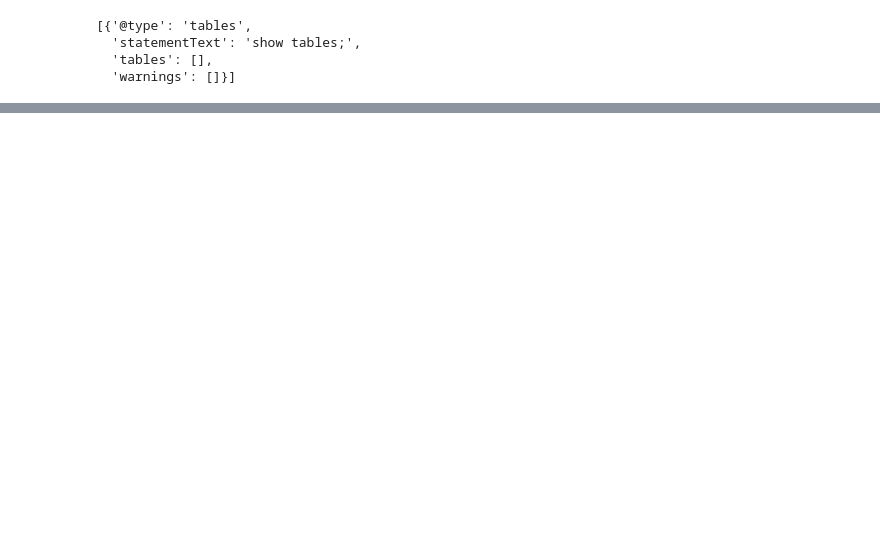
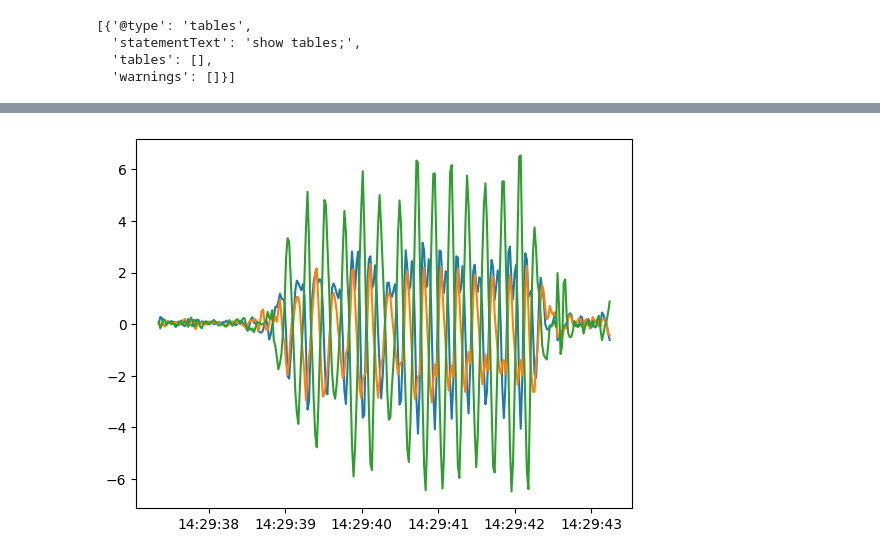
Before and after one commit to hfhoffman1144/smartphone_sensor_stream2, a Jupyter notebook: notebooks/test_ksql.ipynb, the cells around one changed output, grey strips where cells are left out. Cells and saved outputs as stored; diff of their text form; code cells hidden in the pictures; blank space fills up the shorter version.

```diff
--- a/notebooks/test_ksql.ipynb
+++ b/notebooks/test_ksql.ipynb
@@ -51,0 +38,23 @@ transformed_payload
+# %%
+recent_stream = client.query('''
+    select deviceId,
+           time,
+           values_x,
+           values_y,
+           values_z
+    from device_stream
+    where name = 'accelerometer'
+    and time >= unix_timestamp() - 1000
+    emit changes
+''', use_http2=True)
+# %%
+data = []
+for i,row in enumerate(recent_stream):
+
+    try:
+        if i > 0:
+            data.append(json.loads(row.replace('\n','')))
+            print(data[-1])
+            print(i)
+    except:
+        print(row)
@@ -51,0 +80,10 @@ transformed_payload
+# %%
+data = pd.DataFrame(np.array(data), columns=['id','time','x','y','z'])
+data['time'] = data['time'].astype(int)
+for axis in ['x','y','z']:
+
+    data[axis] = data[axis].astype(float)
+
+data['time'] = pd.to_datetime(data['time'].values)
+data.sort_values('time', inplace=True)
+data
@@ -51,0 +104,5 @@ transformed_payload
+# %%
+for axis in ['x','y','z']:
+    plt.plot(data['time'], data[axis])
+# %% [output]
+[figure, added]
```
Also changed, not shown: parts of 8 cells of this notebook, 2 other files.
